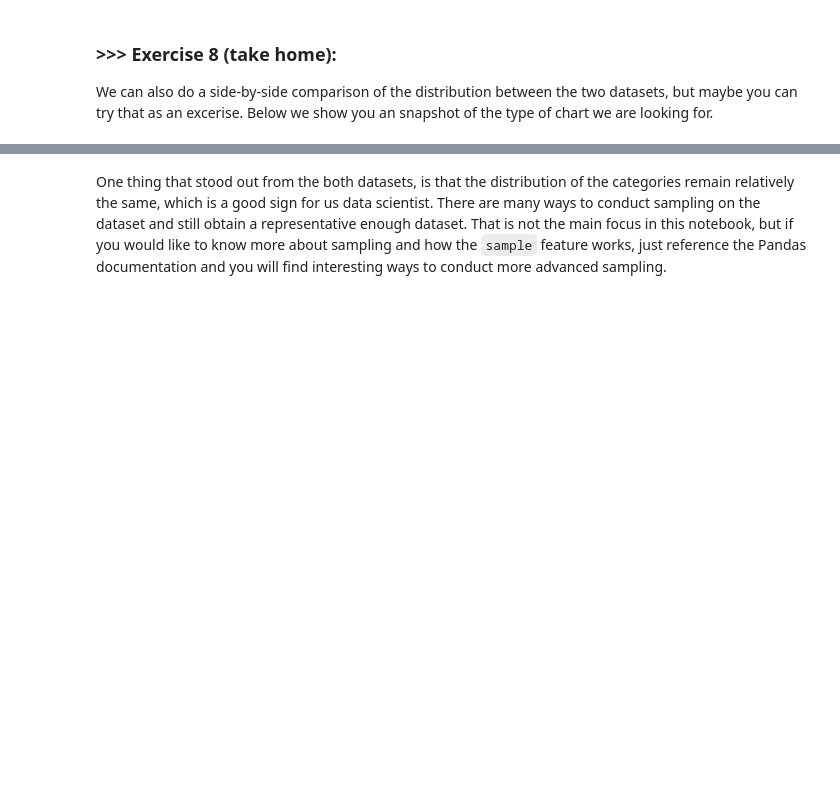
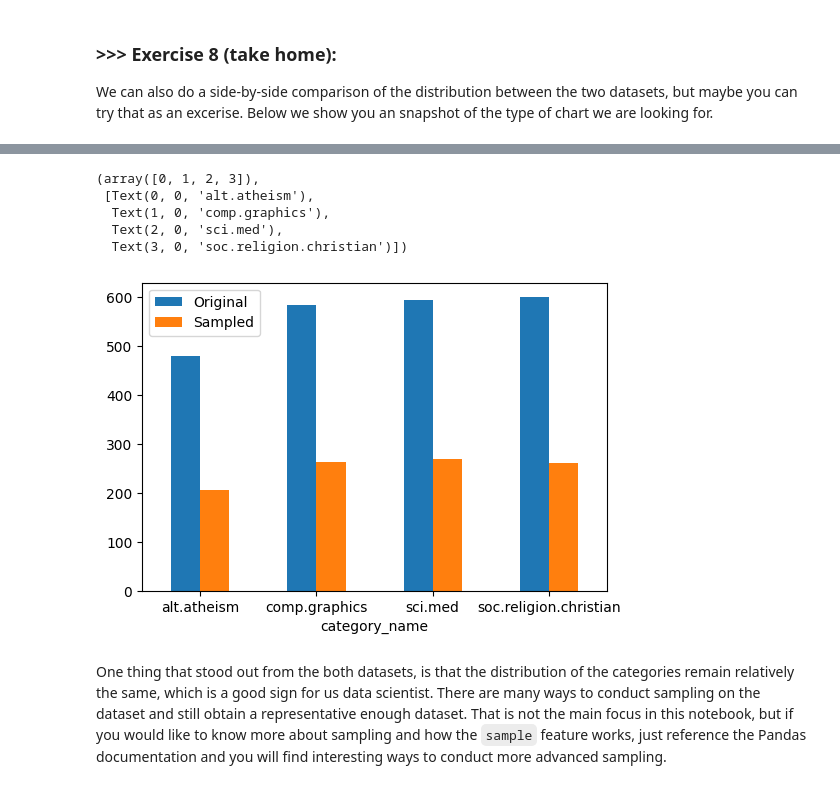
Before and after one commit to bbswei/DM2025-Lab1-Exercise, a Jupyter notebook: DM2025-Lab1-Master.ipynb, the cells around one changed output, grey strips where cells are left out. Drawn from its saved outputs; the diff is of its cells as text; code cells hidden in the pictures; blank space fills up the shorter version.

```diff
--- a/DM2025-Lab1-Master.ipynb
+++ b/DM2025-Lab1-Master.ipynb
@@ -754,3 +819,23 @@ We can also do a side-by-side comparison of the distribution between the two dat
+# %%
+# Answer here
+dist_X = X["category_name"].value_counts()
+dist_sample = X_sample["category_name"].value_counts()
+
+dist_df = pd.DataFrame({
+    "Original": dist_X,
+    "Sampled": dist_sample
+}).fillna(0)
+
+ax = dist_df.plot(kind="bar", figsize=(6,4))
+plt.xticks(rotation=0, ha="center")
+# plt.show()
+# %% [output]
+(array([0, 1, 2, 3]),
+ [Text(0, 0, 'alt.atheism'),
+  Text(1, 0, 'comp.graphics'),
+  Text(2, 0, 'sci.med'),
+  Text(3, 0, 'soc.religion.christian')])
+[figure, added]
 # %% [markdown]
 One thing that stood out from the both datasets, is that the distribution of the categories remain relatively the same, which is a good sign for us data scientist. There are many ways to conduct sampling on the dataset and still obtain a representative enough dataset. That is not the main focus in this notebook, but if you would like to know more about sampling and how the `sample` feature works, just reference the Pandas documentation and you will find interesting ways to conduct more advanced sampling.
 # %% [markdown]
```
Also changed, not shown: parts of 20 cells of this notebook.
